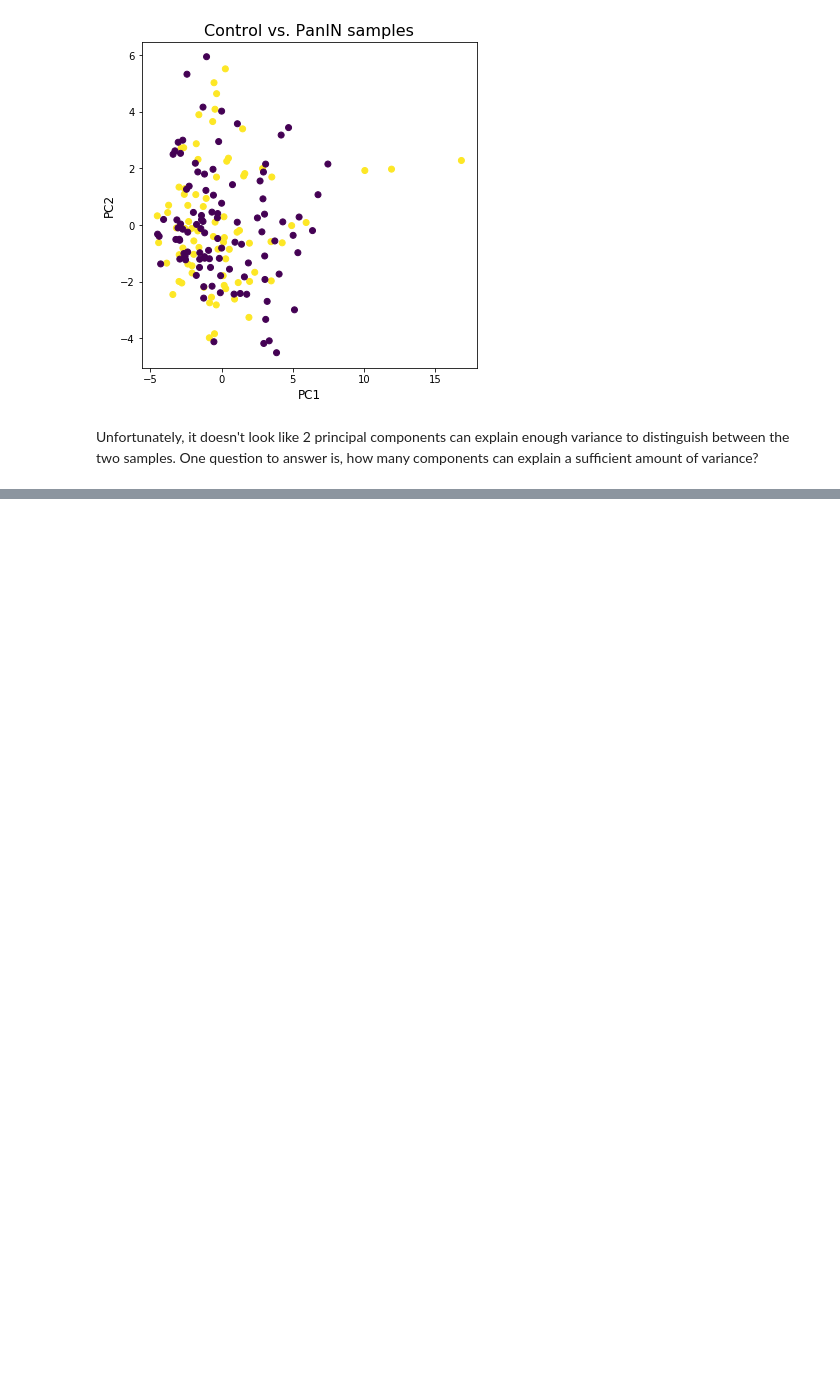
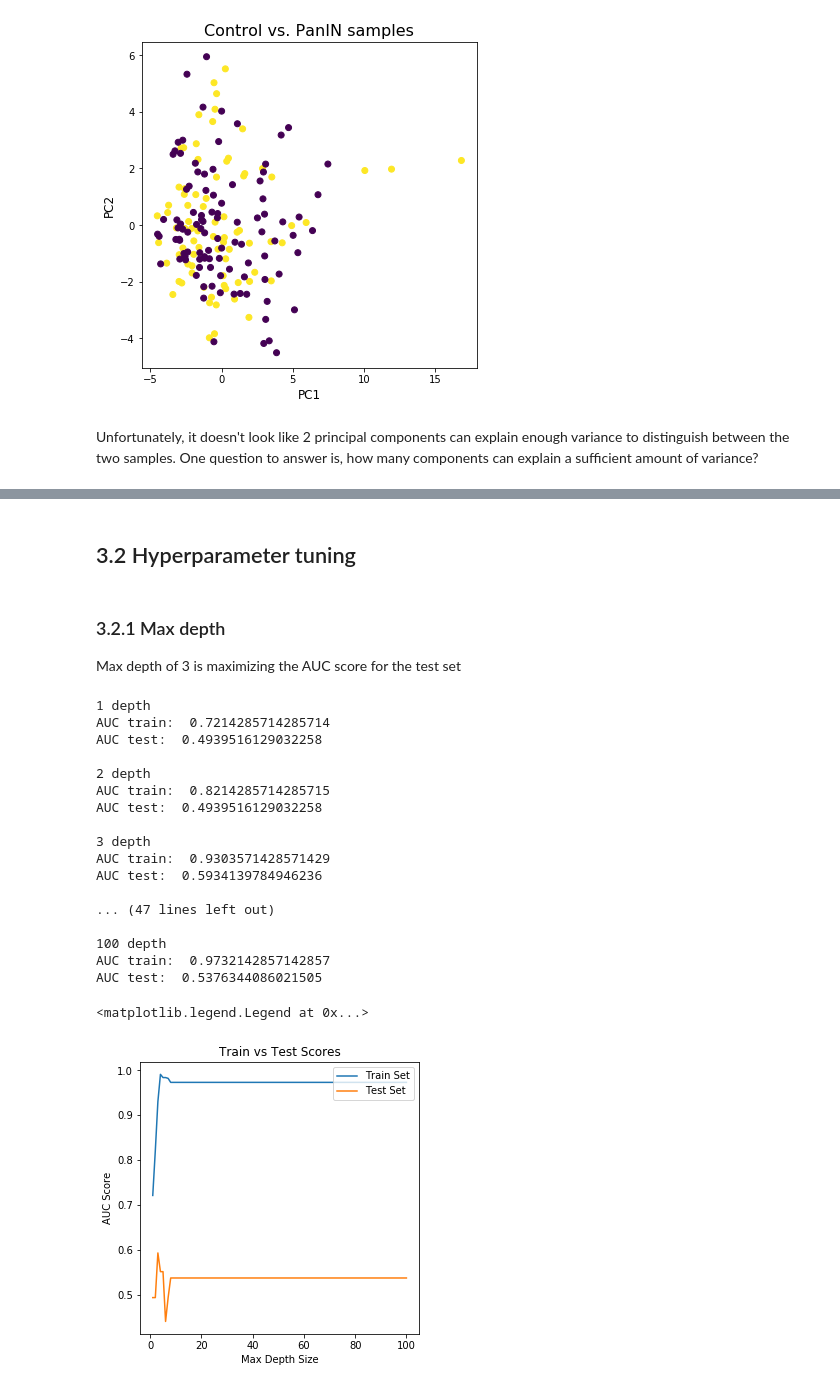
Before and after one commit to s-mushnoori/diagnosing-pancreatic-cancer, a Jupyter notebook: diagnosing-pancreatic-cancer.ipynb, the cells around one changed output, grey strips where cells are left out. Drawn from its saved outputs; the diff is of its cells as text; code cells hidden in the pictures; blank space fills up the shorter version.

Commit message:
Trained baseline random forest and tuned hyperparameters

```diff
--- a/diagnosing-pancreatic-cancer.ipynb
+++ b/diagnosing-pancreatic-cancer.ipynb
@@ -361,0 +376,17 @@ Text(0, 0.5, 'Explained Variance')
+# %%
+from sklearn.model_selection import train_test_split
+from sklearn.ensemble import RandomForestClassifier
+from sklearn.metrics import classification_report, confusion_matrix, roc_auc_score
+import warnings
+warnings.filterwarnings('ignore')
+
+
+X_train, X_test, y_train, y_test = train_test_split(X, y, test_size=0.3)
+
+rf_base = RandomForestClassifier()
+rf_base.fit(X_train,y_train)
+
+pred_rf_baseline = rf_base.predict(X_test)
+
+print(classification_report(y_test, pred_rf_baseline))
+print(confusion_matrix(y_test, pred_rf_baseline))
@@ -361,0 +405,52 @@ Text(0, 0.5, 'Explained Variance')
+# %% [markdown]
+## 3.2 Hyperparameter tuning
+# %% [markdown]
+### 3.2.1 Max depth
+
+Max depth of 3 is maximizing the AUC score for the test set
+# %%
+results_train = []
+results_test = []
+max_depth_size = [1,2,3,4,5,6,7,8,9,10,15,20,30,50,70,100]
+
+for depth in max_depth_size:
+    model = RandomForestClassifier(max_depth=depth, n_jobs=-1, random_state=101)
+    model.fit(X_train,y_train)
+    print(depth, 'depth')
+    pred1 = model.predict(X_train)
+    pred_test = model.predict(X_test)
+    roc1 = roc_auc_score(y_train, pred1)
+    roc2 = roc_auc_score(y_test, pred_test)
+    print('AUC train: ', roc1)
+    print('AUC test: ', roc2)
+    print(' ')
+    results_train.append(roc1)
+    results_test.append(roc2)
+
+plt.figure(figsize=(5,5))
+plt.plot(max_depth_size, results_train, label='Train Set')
+plt.plot(max_depth_size, results_test, label='Test Set')
+plt.xlabel('Max Depth Size')
+plt.ylabel('AUC Score')
+plt.title('Train vs Test Scores')
+plt.legend(loc="upper right")
+# %% [output]
+1 depth
+AUC train:  0.7214285714285714
+AUC test:  0.4939516129032258
+
+2 depth
+AUC train:  0.8214285714285715
+AUC test:  0.4939516129032258
+
+3 depth
+AUC train:  0.9303571428571429
+AUC test:  0.5934139784946236
+
+... (47 lines left out)
+
+100 depth
+AUC train:  0.9732142857142857
+AUC test:  0.5376344086021505
+<matplotlib.legend.Legend at 0x...>
+[figure, added]
```
Also changed, not shown: parts of 34 cells of this notebook.
